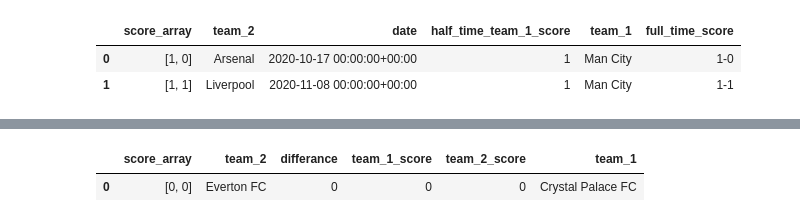
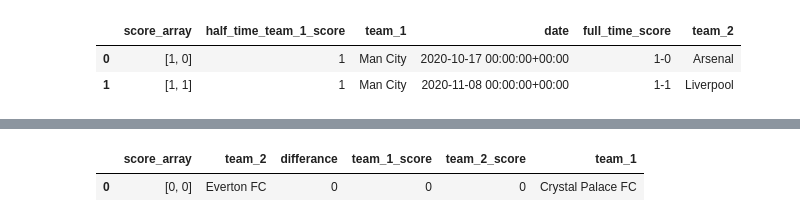
Before and after one commit to MatsMoll/aligned, a Jupyter notebook: example/local_file.ipynb, the cells around one changed output, grey strips where cells are left out. Saved outputs shown, nothing was run; the diff lists cells and outputs as text; code cells hidden in the pictures.

```diff
--- a/example/local_file.ipynb
+++ b/example/local_file.ipynb
@@ -13,3 +8,6 @@ store = FeatureStore.from_definition(RepoDefinition(set(), set(), {}, BatchOnlin
+# %%
+os.chdir("example")
+store = FeatureStore.experimantal()
 # %%
 class Match(FeatureView):
 
@@ -40,8 +38,8 @@ class Match(FeatureView):
 
     score_array = half_time_score.split("-")
 
-    half_time_team_1_score = score_array.transformed_sync(lambda df: df["score_array"].str[0].replace({np.nan: 0}).astype(int))
-    half_time_team_2_score = score_array.transformed_sync(lambda df: df["score_array"].str[1].replace({np.nan: 0}).astype(int))
+    half_time_team_1_score = score_array.transformed(lambda df: df["score_array"].str[0].replace({np.nan: 0}).astype(int))
+    half_time_team_2_score = score_array.transformed(lambda df: df["score_array"].str[1].replace({np.nan: 0}).astype(int))
 
     half_time_differance = half_time_team_1_score - half_time_team_2_score
     half_time_sum = half_time_team_1_score + half_time_team_2_score
@@ -68,20 +66,20 @@ df
 185 rows × 11 columns
 # %%
 await store.features_for({
-    "team_1": ["Man City", "Leeds"],
-    "team_2": ["Liverpool", "Arsenal"],
+    "team_1": ["Man City", "Man City"],
+    "team_2": ["Arsenal", "Liverpool"],
 },
 features=[
     "match:date",
     "match:full_time_score",
     "match:score_array",
     "match:half_time_team_1_score",
 ]
 ).to_df()
 # %% [output]
-|  | score_array | team_2 | date | half_time_team_1_score | team_1 | full_time_score |
-| 0 | [1, 0] | Arsenal | 2020-10-17 00:00:00+00:00 | 1 | Man City | 1-0 |
-| 1 | [1, 1] | Liverpool | 2020-11-08 00:00:00+00:00 | 1 | Man City | 1-1 |
+|  | score_array | half_time_team_1_score | team_1 | date | full_time_score | team_2 |
+| 0 | [1, 0] | 1 | Man City | 2020-10-17 00:00:00+00:00 | 1-0 | Arsenal |
+| 1 | [1, 1] | 1 | Man City | 2020-11-08 00:00:00+00:00 | 1-1 | Liverpool |
 # %%
 await store.all_for("match", limit=20).to_df()
 # %% [output]
```
Also changed, not shown: parts of 3 cells of this notebook, 19 other files.
